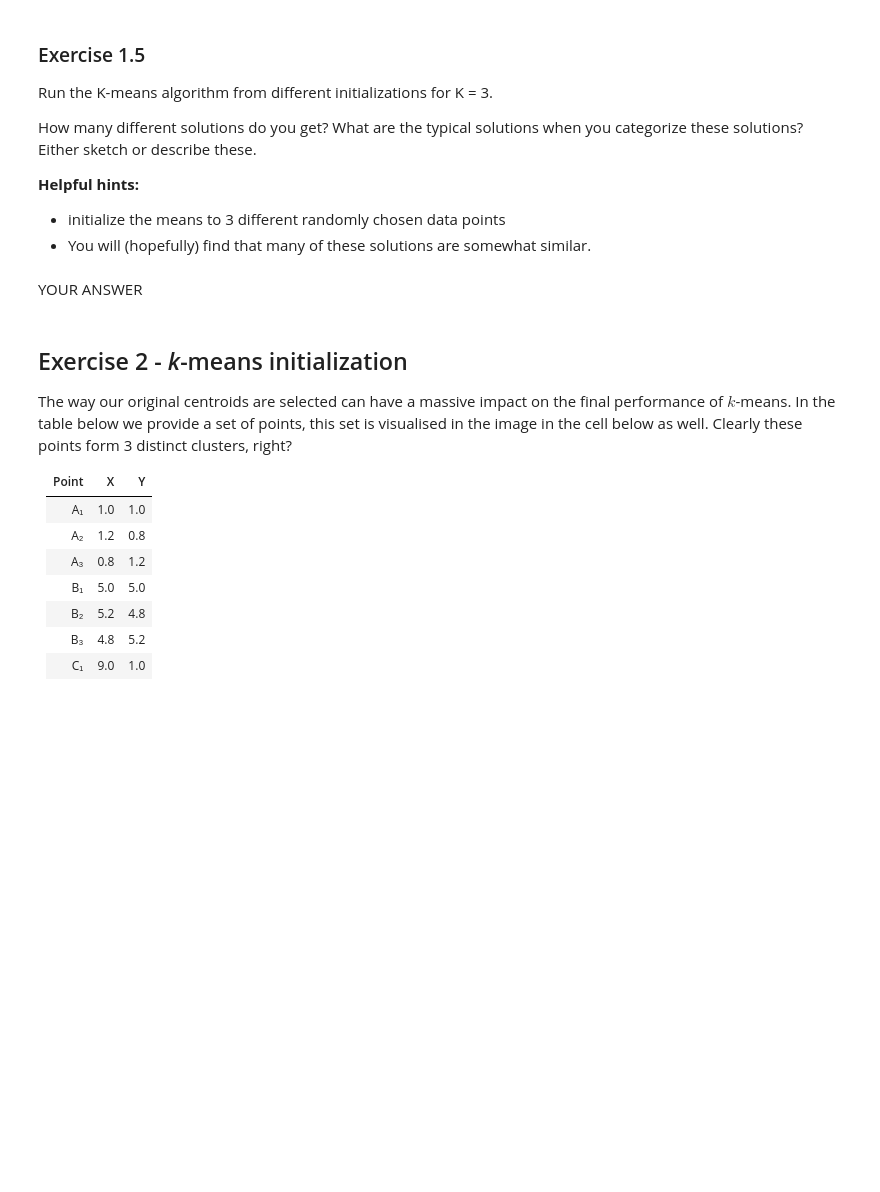
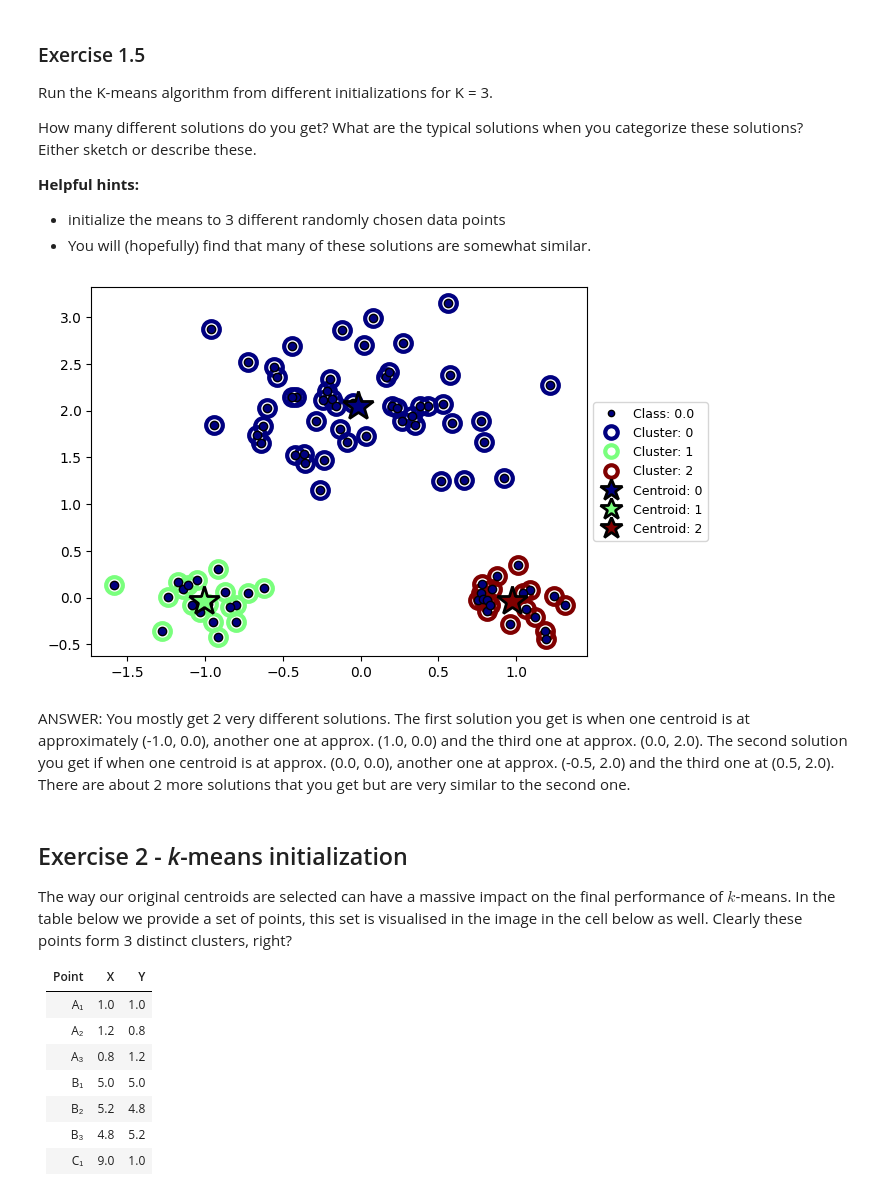
Before and after one commit to lanster42/Erasmus-Notes-25-26, a Jupyter notebook: Data mining and Machine learning/Assignment9/Assignment9_DMML.ipynb, the cells around one changed output. Saved outputs shown, nothing was run; the diff lists cells and outputs as text; code cells hidden in the pictures; blank space fills up the shorter version.

```diff
--- a/Data mining and Machine learning/Assignment9/Assignment9_DMML.ipynb
+++ b/Data mining and Machine learning/Assignment9/Assignment9_DMML.ipynb
@@ -90,9 +164,13 @@ sketch or describe these.
 similar.
 # %%
 ## Answer to exercise 1.5
-raise NotImplementedError()
+clusters3, centroids3 = kmeans(x3, 3)
+cp.clusterPlot(x3, clusters3, centroids3)
+# %% [output]
+[figure, added]
 # %% [markdown]
-YOUR ANSWER
+ANSWER:
+You mostly get 2 very different solutions. The first solution you get is when one centroid is at approximately (-1.0, 0.0), another one at approx. (1.0, 0.0) and the third one at approx. (0.0, 2.0). The second solution you get if when one centroid is at approx. (0.0, 0.0), another one at approx. (-0.5, 2.0) and the third one at (0.5, 2.0). There are about 2 more solutions that you get but are very similar to the second one.
 # %% [markdown]
 ## Exercise 2 - *k*-means initialization
 The way our original centroids are selected can have a massive impact on the final performance of $k$-means. In the table below we provide a set of points, this set is visualised in the image in the cell below as well. Clearly these points form 3 distinct clusters, right?
```
Also changed, not shown: parts of 8 cells of this notebook, 2 other files.
